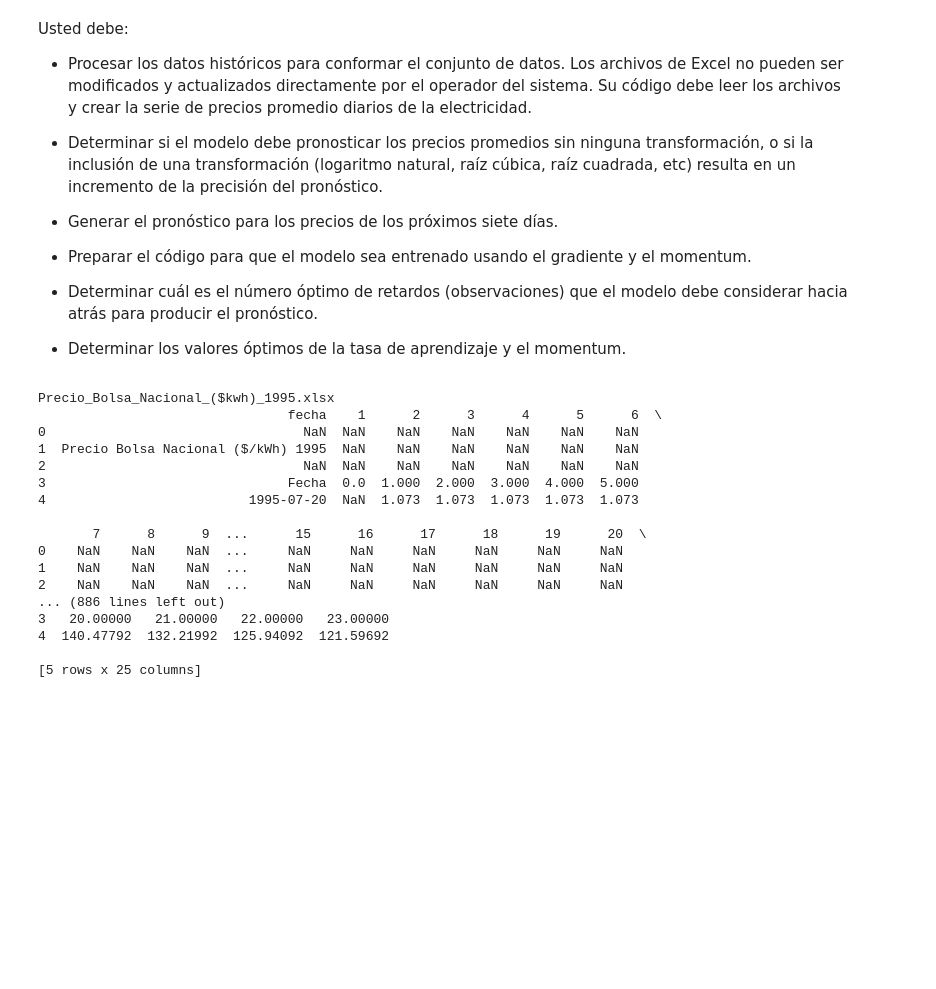
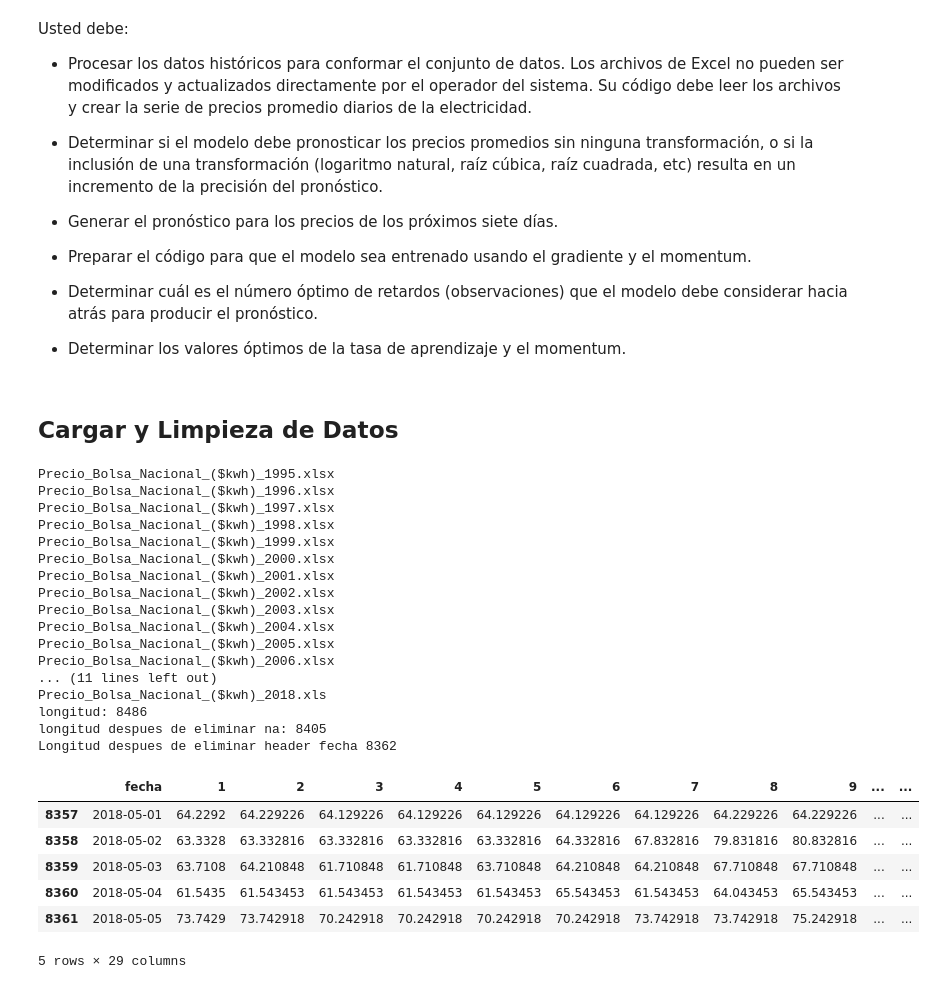
Before and after one commit to ANN-2019-2/evaluacion-Anorpe, a Jupyter notebook: 01-precios.ipynb, the cells around one changed output. Saved outputs shown, nothing was run; the diff lists cells and outputs as text; code cells hidden in the pictures; blank space fills up the shorter version.

```diff
--- a/01-precios.ipynb
+++ b/01-precios.ipynb
@@ -33,6 +33,8 @@ Usted debe:
 
 
 * Determinar los valores óptimos de la tasa de aprendizaje y el momentum.
+# %% [markdown]
+## Cargar y Limpieza de Datos
 # %%
 from os import scandir,getcwd
 import pandas as pd
@@ -42,28 +44,56 @@ archivos = scandir(DIR)
 data = pd.DataFrame()
 for archivo in archivos:
     print(archivo.name)
-    auxdata = pd.read_excel(DIR + archivo.name,header=None,names=['fecha'] + [str(i)for i in range(1,25)],index=True)
-    print(auxdata.head())
-    #auxdata.drop([0,1,2,3],axis=0)
+    auxdata = pd.read_excel(DIR + archivo.name,header=None,names=['fecha'] + [str(i)for i in range(1,25)]+['basura1']+['basura2'])
     data = pd.concat([data,auxdata])
+
+
+data = data.drop(['basura1','basura2'],axis=1)
+print('longitud:',len(data))
+data = data.dropna()
+print('longitud despues de eliminar na:',len(data))
+data = data.drop(data[data['fecha']=='Fecha'].index)
+print('Longitud despues de eliminar header fecha',len(data))
+data = data.reset_index(drop=True)
+
+#data.to_excel(DIR + 'precios.xlsx')
+data['fecha']=data['fecha'].astype('datetime64[D]')
+
+data['promedio'] = data.mean(axis=1)
+data['year'] = data["fecha"].dt.strftime("%Y")
+data['month'] = data["fecha"].dt.strftime("%m")
+data['day'] = data["fecha"].dt.strftime("%d")
+data = data.sort_values(['year','month','day'],ascending = True)
+data.head()
+base_data = data
 # %% [output]
 Precio_Bolsa_Nacional_($kwh)_1995.xlsx
-                                fecha    1      2      3      4      5      6  \
-0                                 NaN  NaN    NaN    NaN    NaN    NaN    NaN
-1  Precio Bolsa Nacional ($/kWh) 1995  NaN    NaN    NaN    NaN    NaN    NaN
-2                                 NaN  NaN    NaN    NaN    NaN    NaN    NaN
-3                               Fecha  0.0  1.000  2.000  3.000  4.000  5.000
-4                          1995-07-20  NaN  1.073  1.073  1.073  1.073  1.073
-
-       7      8      9  ...      15      16      17      18      19      20  \
-0    NaN    NaN    NaN  ...     NaN     NaN     NaN     NaN     NaN     NaN
-1    NaN    NaN    NaN  ...     NaN     NaN     NaN     NaN     NaN     NaN
-2    NaN    NaN    NaN  ...     NaN     NaN     NaN     NaN     NaN     NaN
-... (886 lines left out)
-3   20.00000   21.00000   22.00000   23.00000
-4  140.47792  132.21992  125.94092  121.59692
-
-[5 rows x 25 columns]
+Precio_Bolsa_Nacional_($kwh)_1996.xlsx
+Precio_Bolsa_Nacional_($kwh)_1997.xlsx
+Precio_Bolsa_Nacional_($kwh)_1998.xlsx
+Precio_Bolsa_Nacional_($kwh)_1999.xlsx
+Precio_Bolsa_Nacional_($kwh)_2000.xlsx
+Precio_Bolsa_Nacional_($kwh)_2001.xlsx
+Precio_Bolsa_Nacional_($kwh)_2002.xlsx
+Precio_Bolsa_Nacional_($kwh)_2003.xlsx
+Precio_Bolsa_Nacional_($kwh)_2004.xlsx
+Precio_Bolsa_Nacional_($kwh)_2005.xlsx
+Precio_Bolsa_Nacional_($kwh)_2006.xlsx
+... (11 lines left out)
+Precio_Bolsa_Nacional_($kwh)_2018.xls
+longitud: 8486
+longitud despues de eliminar na: 8405
+Longitud despues de eliminar header fecha 8362
+# %%
+data.tail()
+# %% [output]
+|  | fecha | 1 | 2 | 3 | 4 | 5 | 6 | 7 | 8 | 9 | ... | ... |
+| 8357 | 2018-05-01 | 64.2292 | 64.229226 | 64.129226 | 64.129226 | 64.129226 | 64.129226 | 64.129226 | 64.229226 | 64.229226 | ... | ... |
+| 8358 | 2018-05-02 | 63.3328 | 63.332816 | 63.332816 | 63.332816 | 63.332816 | 64.332816 | 67.832816 | 79.831816 | 80.832816 | ... | ... |
+| 8359 | 2018-05-03 | 63.7108 | 64.210848 | 61.710848 | 61.710848 | 63.710848 | 64.210848 | 64.210848 | 67.710848 | 67.710848 | ... | ... |
+| 8360 | 2018-05-04 | 61.5435 | 61.543453 | 61.543453 | 61.543453 | 61.543453 | 65.543453 | 61.543453 | 64.043453 | 65.543453 | ... | ... |
+| 8361 | 2018-05-05 | 73.7429 | 73.742918 | 70.242918 | 70.242918 | 70.242918 | 70.242918 | 73.742918 | 73.742918 | 75.242918 | ... | ... |
+5 rows × 29 columns
 # %%
 data.head()
 # %% [output]
```
Also changed, not shown: parts of 13 cells of this notebook.
